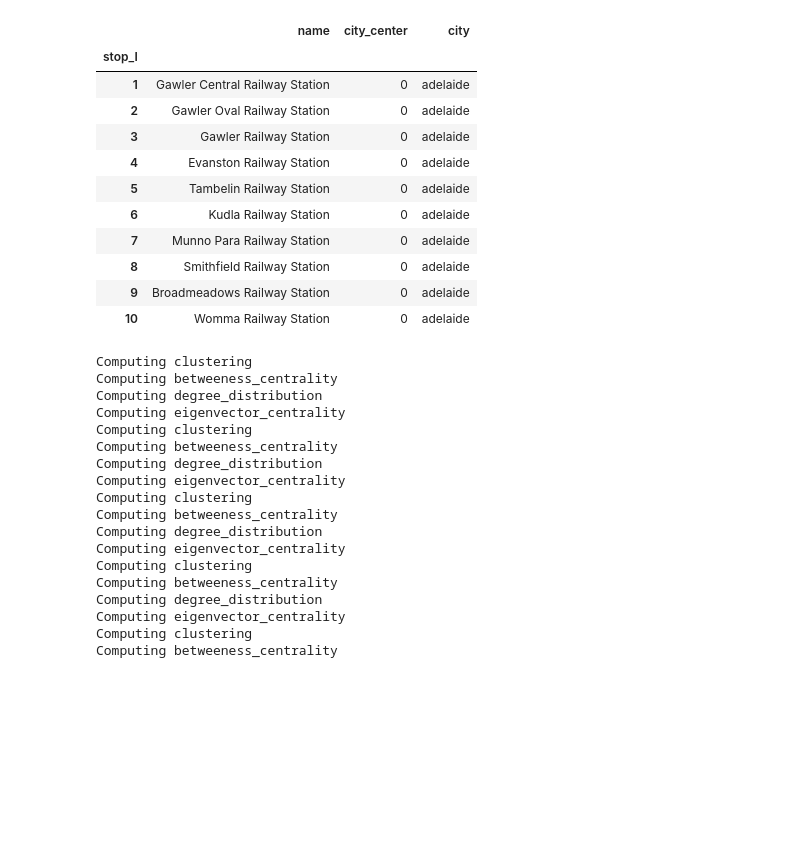
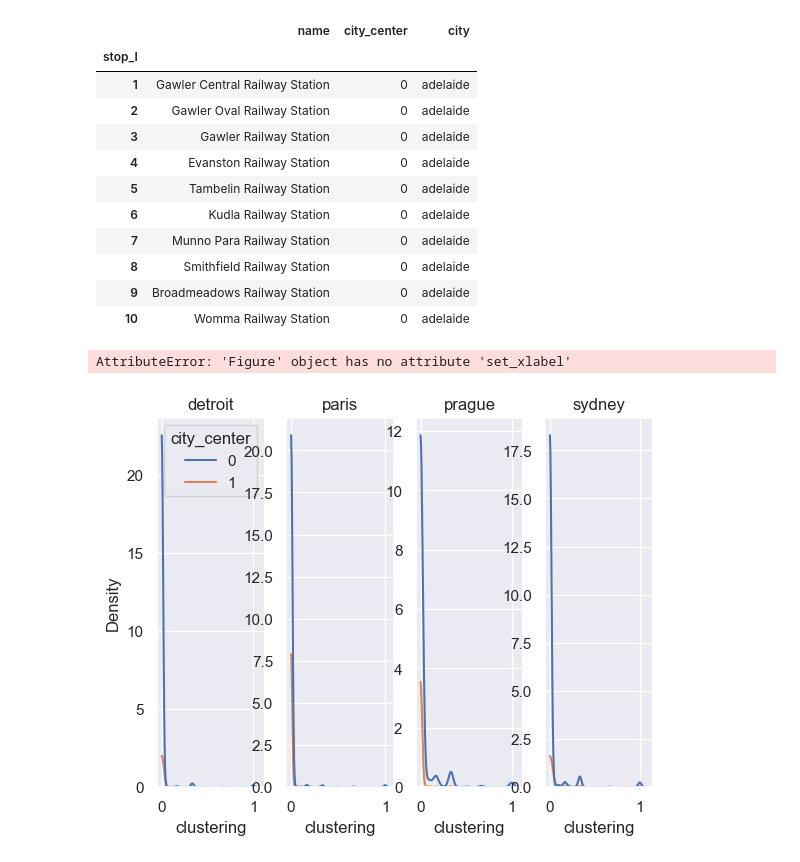
Before and after one commit to NML-Team-27/Project, a Jupyter notebook: eda_2.ipynb, the cells around one changed output. Saved outputs shown, nothing was run; the diff lists cells and outputs as text; code cells hidden in the pictures; blank space fills up the shorter version.

Commit message:
Part of visualizations with saved valeus

```diff
--- a/eda_2.ipynb
+++ b/eda_2.ipynb
@@ -34,27 +31,9 @@ nodes[0].head(10)
 | 10 | Womma Railway Station | 0 | adelaide |
 # %%
 final  = []
-fcts = [("clustering", nx.clustering),("betweeness_centrality",partial(nx.betweenness_centrality,k=500)), ("degree_distribution",nx.degree),("eigenvector_centrality",partial(nx.eigenvector_centrality,max_iter=500))]
+fcts = [("clustering", nx.clustering),("betweeness_centrality",partial(nx.betweenness_centrality,k=500)), ("degree_distribution",nx.degree),("eigenvector_centrality",partial(nx.eigenvector_centrality,max_iter=500)), ("katz_centrality",nx.katz_centrality),("closeness_centrality",nx.closeness_centrality)]
 for g, node in zip(graphs, nodes):
     for attr, fct in fcts:
         node = add_attribute_to_name(node, attr, fct,g)
-        final.append(node)
+        if attr == fcts[-1][0]:
+            final.append(node)
-# %% [output]
-Computing clustering
-Computing betweeness_centrality
-Computing degree_distribution
-Computing eigenvector_centrality
-Computing clustering
-Computing betweeness_centrality
-Computing degree_distribution
-Computing eigenvector_centrality
-Computing clustering
-Computing betweeness_centrality
-Computing degree_distribution
-Computing eigenvector_centrality
-Computing clustering
-Computing betweeness_centrality
-Computing degree_distribution
-Computing eigenvector_centrality
-Computing clustering
-Computing betweeness_centrality
@@ -63,0 +40,34 @@ for attr, _ in fcts:
+# %%
+def plot_attributes(list_df, attribute_name, names,city_per_city=False,names_to_display=[]):
+    def plot(df,title,ax=None):
+        if ax is None:
+            sns.kdeplot(df, x=attribute_name, hue="city_center",clip=(0.0, None))
+            plt.title(title)
+
+        else:
+            sns.kdeplot(df, x=attribute_name, hue="city_center",clip=(0.0, None),ax=ax)
+            ax.set_title(title)
+
+
+
+    if city_per_city:
+        fig, axs = plt.subplots(1,len(names_to_display))
+        cpt = 0
+        for gdf,name in zip(list_df,names):
+            if name in names_to_display:
+                plot(gdf, name, axs[cpt])
+
+                if cpt > 0:
+                    axs[cpt].get_legend().remove()
+                    axs[cpt].set_ylabel("")
+                cpt += 1
+        plt.supxlabel(attribute_name)
+        plt.suptitle("Distribution of "+attribute_name+" for different cities")
+        plt.show()
+    else:
+        plot(pd.concat(list_df), "All cities")
+# %%
+plot_attributes(final,"clustering",city_names,city_per_city=True,names_to_display=["detroit", "paris", "prague", "sydney"])
+# %% [output]
+AttributeError: 'Figure' object has no attribute 'set_xlabel'
+[figure, added]
```
Also changed, not shown: parts of 3 cells of this notebook, 1 other file.
